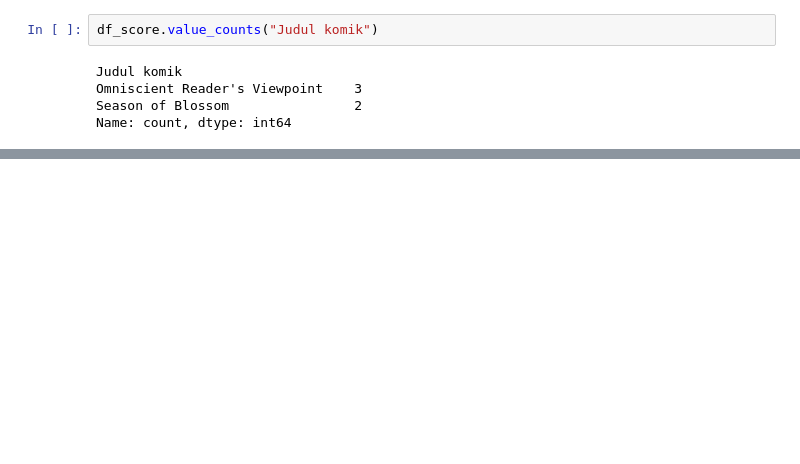
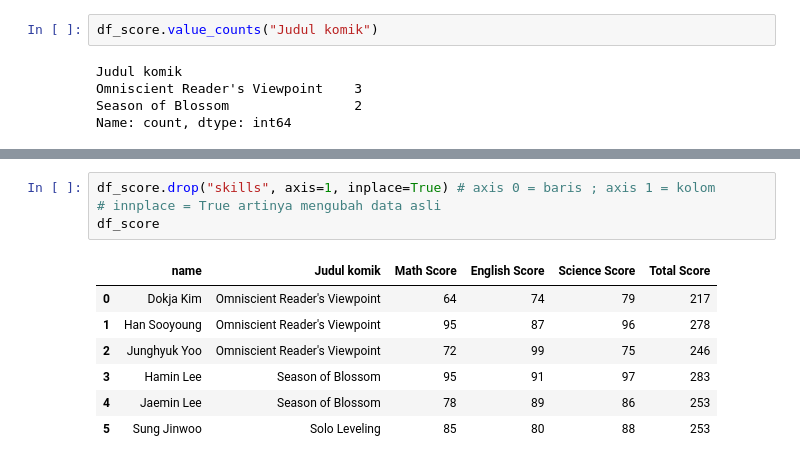
Before and after one commit to calistasalsabila/Programming-Languages, a Jupyter notebook: Python/code/LibraryforMl/01_Pandas.ipynb, the cells around one changed output, grey strips where cells are left out. Drawn from its saved outputs; the diff is of its cells as text; blank space fills up the shorter version.

```diff
--- a/Python/code/LibraryforMl/01_Pandas.ipynb
+++ b/Python/code/LibraryforMl/01_Pandas.ipynb
@@ -165,0 +250,12 @@ Name: count, dtype: int64
+# %%
+df_score.drop("skills", axis=1, inplace=True) # axis 0 = baris ; axis 1 = kolom
+# innplace = True artinya mengubah data asli
+df_score
+# %% [output]
+|  | name | Judul komik | Math Score | English Score | Science Score | Total Score |
+| 0 | Dokja Kim | Omniscient Reader's Viewpoint | 64 | 74 | 79 | 217 |
+| 1 | Han Sooyoung | Omniscient Reader's Viewpoint | 95 | 87 | 96 | 278 |
+| 2 | Junghyuk Yoo | Omniscient Reader's Viewpoint | 72 | 99 | 75 | 246 |
+| 3 | Hamin Lee | Season of Blossom | 95 | 91 | 97 | 283 |
+| 4 | Jaemin Lee | Season of Blossom | 78 | 89 | 86 | 253 |
+| 5 | Sung Jinwoo | Solo Leveling | 85 | 80 | 88 | 253 |
```
Also changed, not shown: parts of 27 cells of this notebook, 1 other file.
